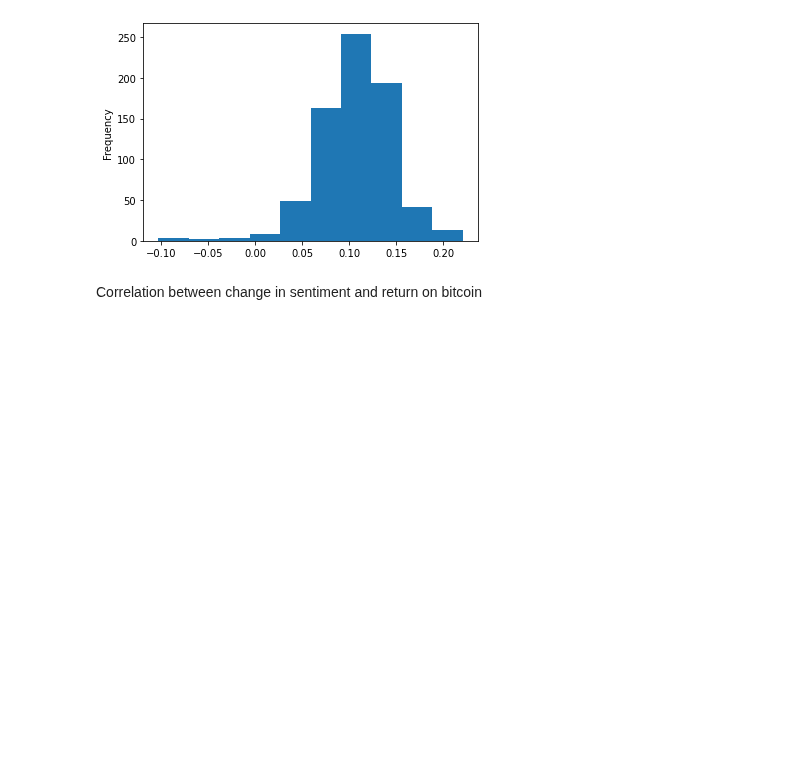
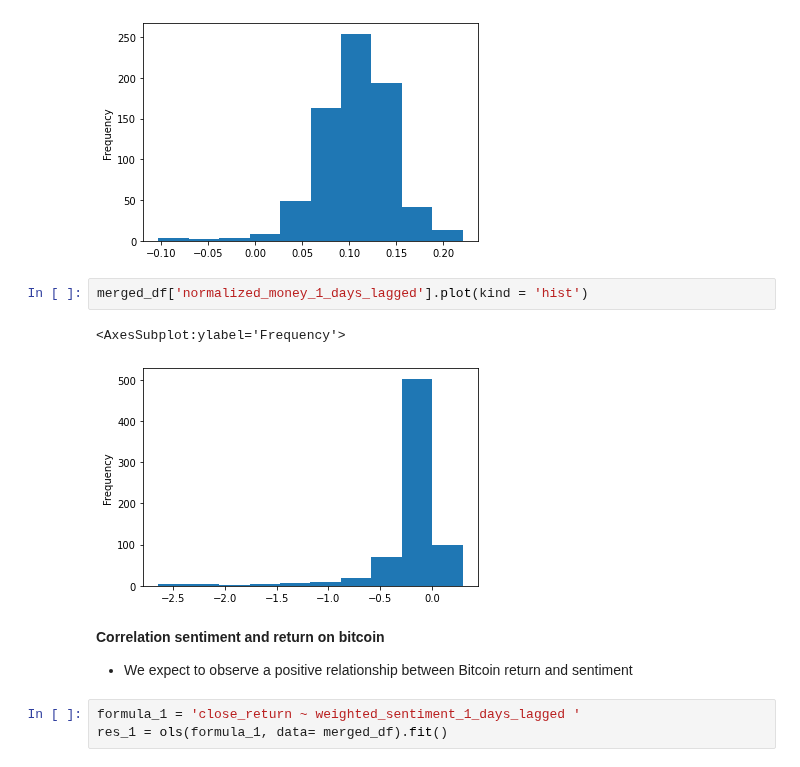
Before and after one commit to kevctae/Bittooth, a Jupyter notebook: notebooks/3.2-jk-classical-regression.ipynb, the cells around one changed output. Saved outputs shown, nothing was run; the diff lists cells and outputs as text; blank space fills up the shorter version.

```diff
--- a/notebooks/3.2-jk-classical-regression.ipynb
+++ b/notebooks/3.2-jk-classical-regression.ipynb
@@ -102,5 +88,15 @@ merged_df['weighted_sentiment_1_days_lagged'].plot(kind = 'hist')
 # %% [output]
 <AxesSubplot:ylabel='Frequency'>
 [figure]
-# %% [markdown]
-Correlation between change in sentiment and return on bitcoin
+# %%
+merged_df['normalized_money_1_days_lagged'].plot(kind = 'hist')
+# %% [output]
+<AxesSubplot:ylabel='Frequency'>
+[figure, added]
+# %% [markdown]
+**Correlation sentiment and return on bitcoin**
+
+- We expect to observe a positive relationship between Bitcoin return and sentiment
+# %%
+formula_1 = 'close_return ~ weighted_sentiment_1_days_lagged '
+res_1 = ols(formula_1, data= merged_df).fit()
```
Also changed, not shown: parts of 26 cells of this notebook, 10 other files.
